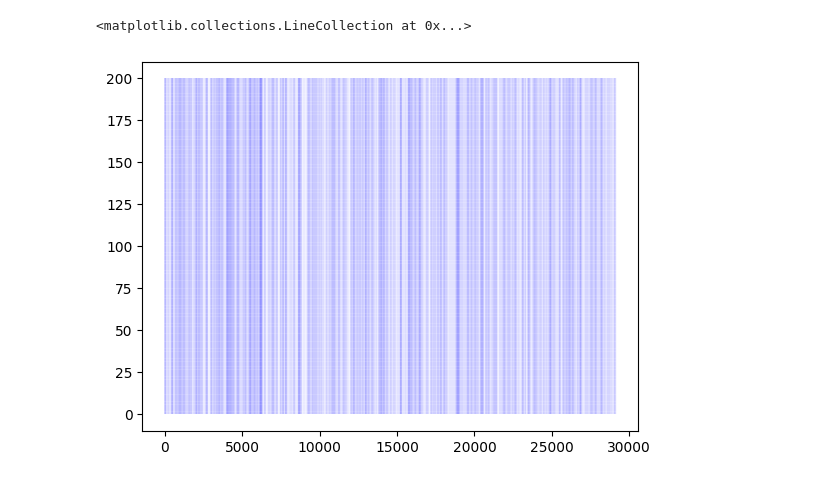
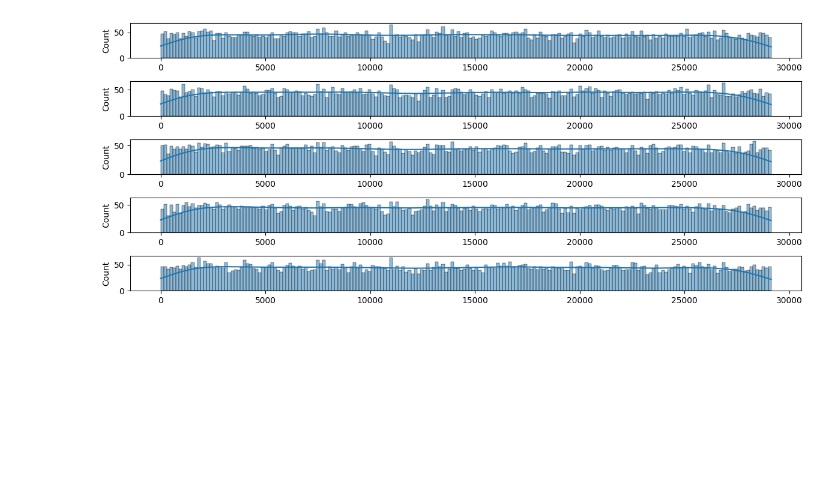
Before and after one commit to edenni/gfos, a Jupyter notebook: notebooks/data/create_fold.ipynb, the cells around one changed output. Drawn from its saved outputs; the diff is of its cells as text; code cells hidden in the pictures; blank space fills up the shorter version.

```diff
--- a/notebooks/data/create_fold.ipynb
+++ b/notebooks/data/create_fold.ipynb
@@ -16,7 +16,7 @@ train_val_file = files["train"] + files["valid"]
 # %%
 num_configs = [len(np.load(file)["config_runtime"]) for file in train_val_file]
 # %%
-max_configs = 12000
+max_configs = 9000
 num_folds = 5
 data_root = Path("../../data/indices")
 
@@ -28,25 +28,24 @@ for file in train_val_file:
     config_runtime = npz["config_runtime"]
 
     c = len(config_runtime)
-    max_configs = min(max_configs, c) if max_configs > 0 else c
+    mc = min(max_configs, c) if max_configs > 0 else c
     third = max_configs // 3
 
     sorted_indices = np.argsort(config_runtime)
-
-    if third * num_folds > max_configs // 3:
-        for i in range(num_folds):
+    for i in range(num_folds):
+        if third * num_folds > c or 2 * (third * num_folds) > c:
+            third = mc // 3
             keep_indices = np.concatenate(
                 [
                     sorted_indices[:third],  # Good configs.
                     sorted_indices[-third:],  # Bad configs.
                     np.random.choice(
                         sorted_indices[third:-third],
-                        max_configs - 2 * third,
+                        mc - 2 * third,
                     ),
                 ]
             )
-    else:
-        for i in range(num_folds):
+        else:
             keep_indices = np.concatenate(
                 [
                     np.random.choice(
@@ -59,7 +58,7 @@ for file in train_val_file:
                     ), # Bad configs.
                     np.random.choice(
                         sorted_indices[third * num_folds: -third * num_folds],
-                        max_configs - 2 * third,
+                        mc - 2 * third,
                     ),
                 ]
             )
@@ -75,9 +69,16 @@ indices_fold3 = np.load(data_root / f"{SOURCE}_{SEARCH}" / "2" / f"{model}.npy")
+# %%
+model = "alexnet_train_batch_32"
+indices_folds = [np.load(data_root / f"{SOURCE}_{SEARCH}" / f"{i}" / f"{model}.npy") for i in range(num_folds)]
 # %%
 import matplotlib.pyplot as plt
+import seaborn as sns
 
+axes = plt.subplots(num_folds, 1, figsize=(12, 5))[1]
 # plt.vlines(indices_fold1, 0, 1, color="red")
 # plt.vlines(indices_fold2, 0, 1, color="green")
-plt.vlines(indices_fold3, 0, 200, color="blue", linestyles="dashed", linewidth=0.05)
+for i in range(num_folds):
+    sns.histplot(indices_folds[i], kde=True, ax=axes[i], bins=200)
+
+plt.tight_layout()
 # %% [output]
-<matplotlib.collections.LineCollection at 0x...>
-[figure, old version]
+[figure, new version]
```
Also changed, not shown: parts of 2 cells of this notebook, 5 other files.
